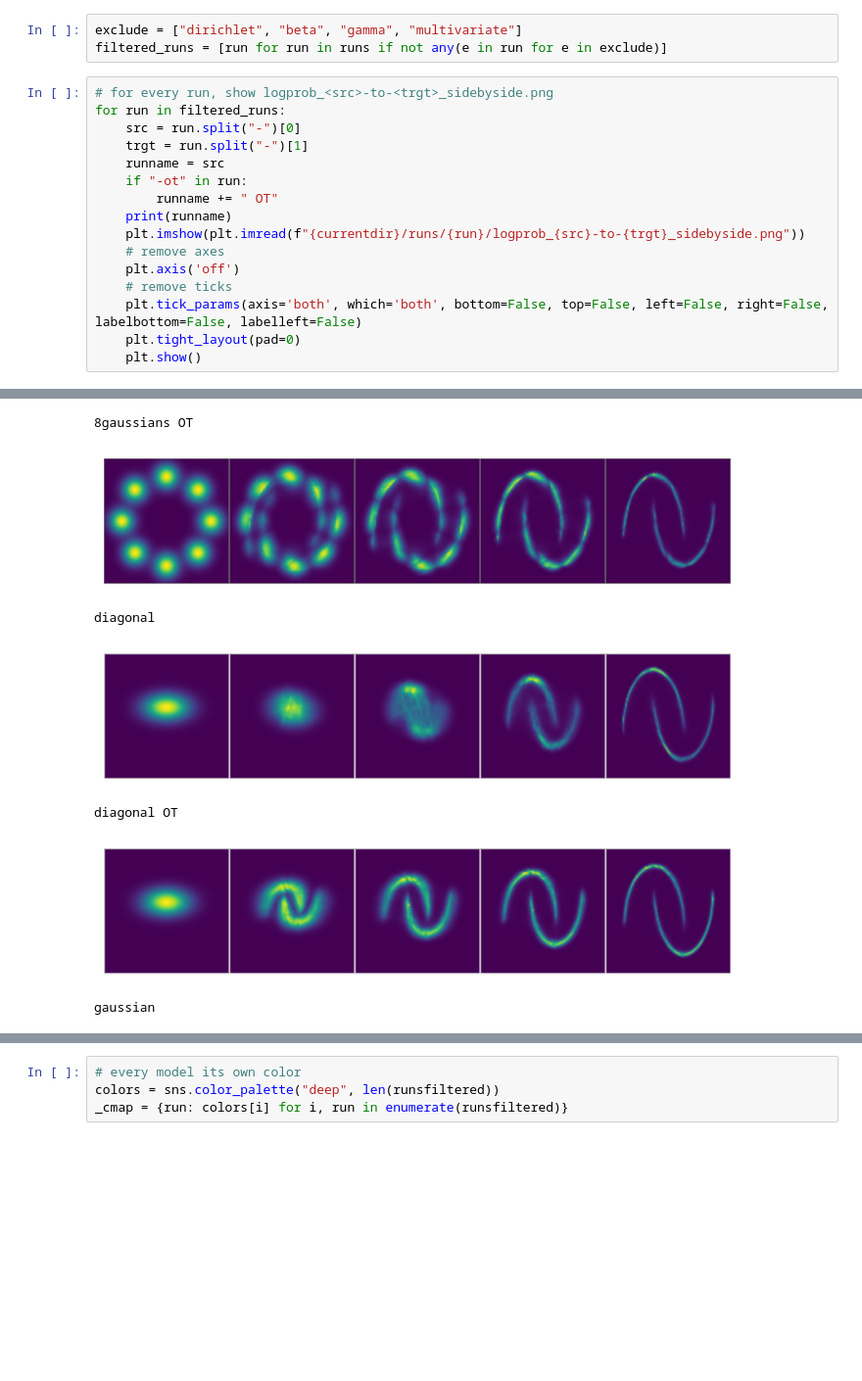
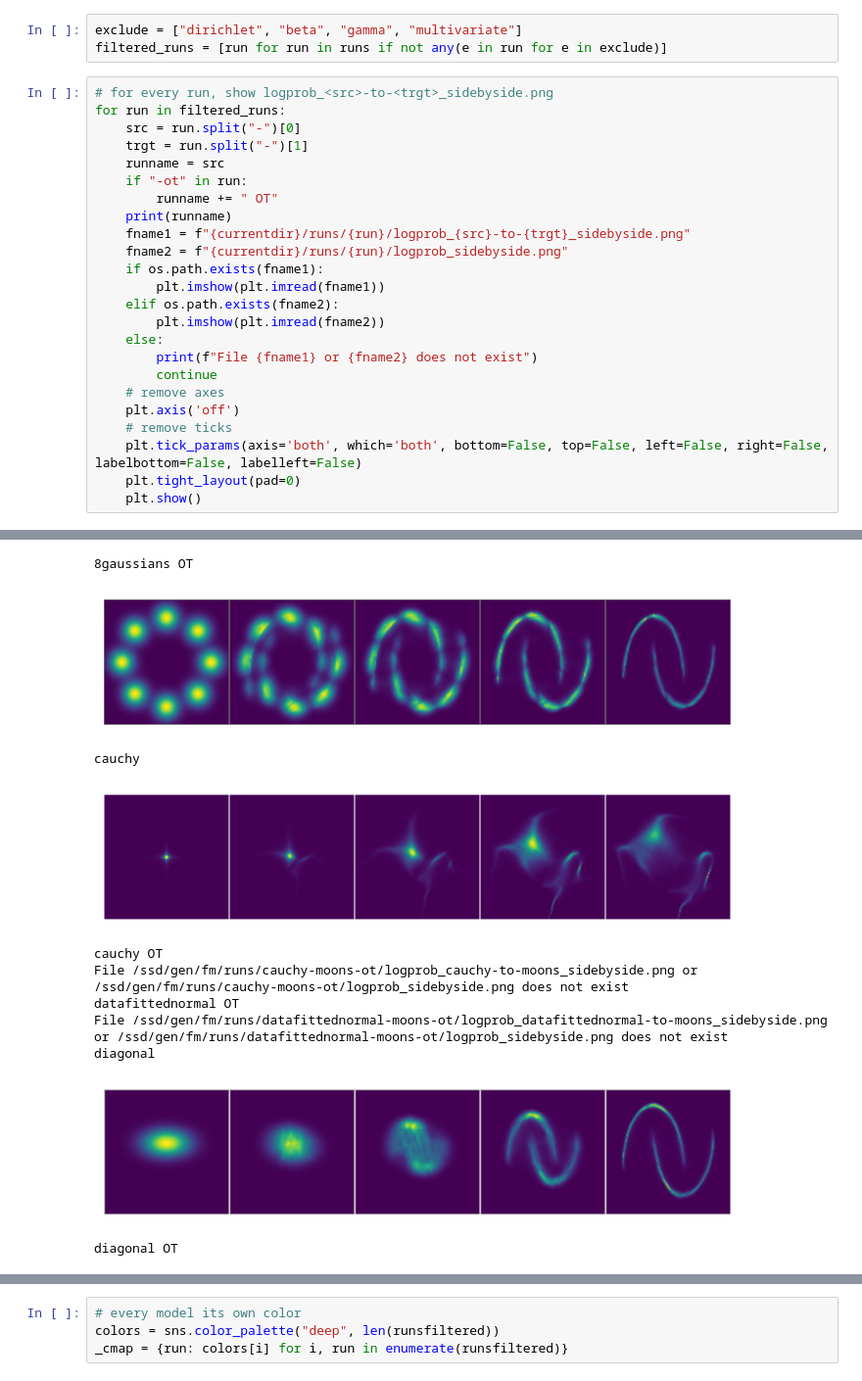
Before and after one commit to BurgerAndreas/sfm, a Jupyter notebook: scripts/plot_runs.ipynb, the cells around one changed output, grey strips where cells are left out. Shown at 98% size. Cells and saved outputs as stored; diff of their text form; blank space fills up the shorter version.

```diff
--- a/scripts/plot_runs.ipynb
+++ b/scripts/plot_runs.ipynb
@@ -37,26 +37,38 @@ filtered_runs = [run for run in runs if not any(e in run for e in exclude)]
 # %%
 # for every run, show logprob_<src>-to-<trgt>_sidebyside.png
 for run in filtered_runs:
     src = run.split("-")[0]
     trgt = run.split("-")[1]
     runname = src
     if "-ot" in run:
         runname += " OT"
     print(runname)
-    plt.imshow(plt.imread(f"{currentdir}/runs/{run}/logprob_{src}-to-{trgt}_sidebyside.png"))
+    fname1 = f"{currentdir}/runs/{run}/logprob_{src}-to-{trgt}_sidebyside.png"
+    fname2 = f"{currentdir}/runs/{run}/logprob_sidebyside.png"
+    if os.path.exists(fname1):
+        plt.imshow(plt.imread(fname1))
+    elif os.path.exists(fname2):
+        plt.imshow(plt.imread(fname2))
+    else:
+        print(f"File {fname1} or {fname2} does not exist")
+        continue
     # remove axes
     plt.axis('off')
     # remove ticks
     plt.tick_params(axis='both', which='both', bottom=False, top=False, left=False, right=False, labelbottom=False, labelleft=False)
     plt.tight_layout(pad=0)
     plt.show()
 # %% [output]
 8gaussians
 [figure]
 8gaussians OT
 [figure]
-diagonal
+cauchy
-[figure, old version]
+[figure, new version]
-diagonal OT
+cauchy OT
+File /ssd/gen/fm/runs/cauchy-moons-ot/logprob_cauchy-to-moons_sidebyside.png or /ssd/gen/fm/runs/cauchy-moons-ot/logprob_sidebyside.png does not exist
+datafittednormal OT
+File /ssd/gen/fm/runs/datafittednormal-moons-ot/logprob_datafittednormal-to-moons_sidebyside.png or /ssd/gen/fm/runs/datafittednormal-moons-ot/logprob_sidebyside.png does not exist
+diagonal
-[figure, old version]
+[figure, new version]
-gaussian
+diagonal OT
```
Also changed, not shown: parts of 21 cells of this notebook, 12 other files.
